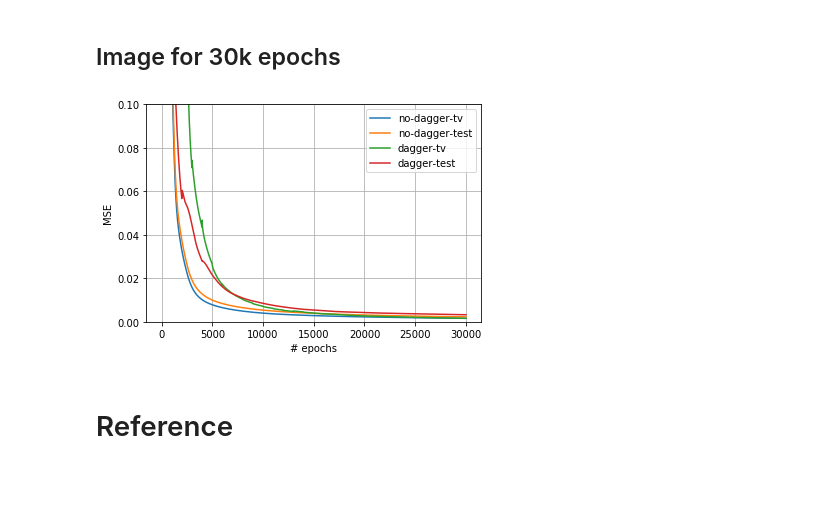
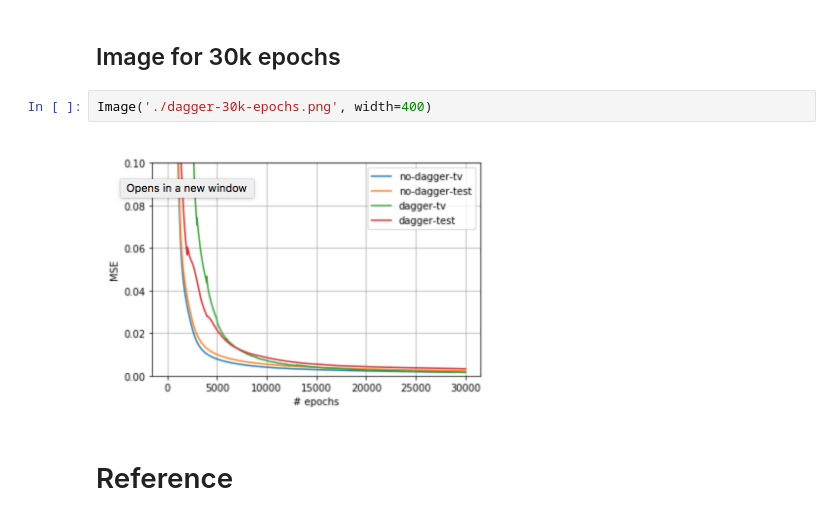
Before and after one commit to Wjh70301/berkeley-cs294, a Jupyter notebook: hw1/section-4-DAgger/Ans.ipynb, the cells around one changed output. Cells and saved outputs as stored; diff of their text form; blank space fills up the shorter version.

Commit message:
Use Image to insert images in Ans.ipynb

```diff
--- a/hw1/section-4-DAgger/Ans.ipynb
+++ b/hw1/section-4-DAgger/Ans.ipynb
@@ -30,8 +32,10 @@ Neural network architecture:
 Training data used: `hw1/train_test_data/Walker2d-10-rollouts-200.pkl`
 # %% [markdown]
 ## Image for 30k epochs
-# %% [markdown]
-![image.png](attachment:image.png)
+# %%
+Image('./dagger-30k-epochs.png', width=400)
+# %% [output]
+[figure, added]
 # %% [markdown]
 # Reference
 # %% [markdown]
```
Also changed, not shown: parts of 3 cells of this notebook, 2 other files.
